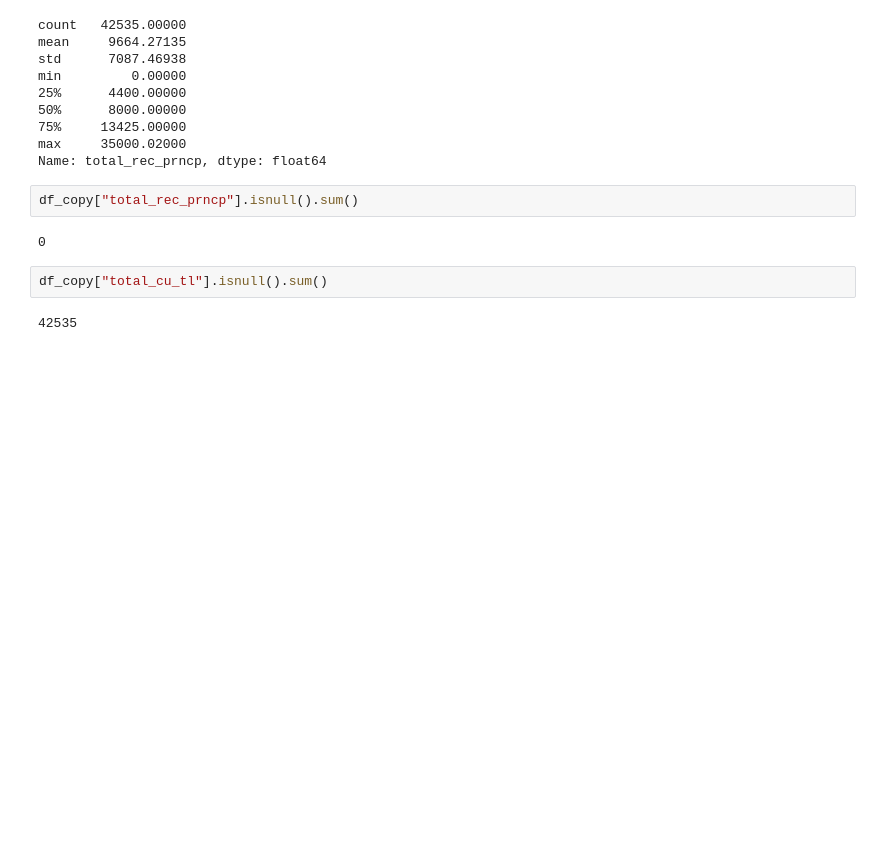
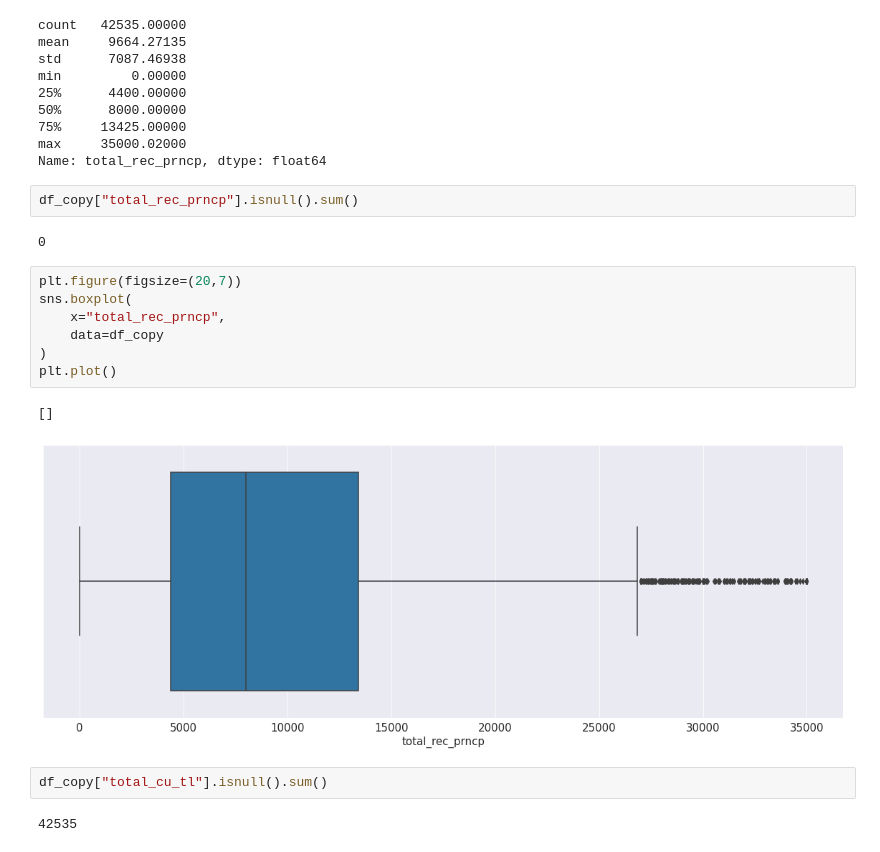
Before and after one commit to Chinmay487/money_lending_club, a Jupyter notebook: analysis.ipynb, the cells around one changed output. Saved outputs shown, nothing was run; the diff lists cells and outputs as text; blank space fills up the shorter version.

```diff
--- a/analysis.ipynb
+++ b/analysis.ipynb
@@ -1448,6 +1354,16 @@ Name: total_rec_prncp, dtype: float64
 df_copy["total_rec_prncp"].isnull().sum()
 # %% [output]
 0
+# %%
+plt.figure(figsize=(20,7))
+sns.boxplot(
+    x="total_rec_prncp",
+    data=df_copy
+)
+plt.plot()
+# %% [output]
+[]
+[figure, added]
 # %%
 df_copy["total_cu_tl"].isnull().sum()
 # %% [output]
```
Also changed, not shown: parts of 62 cells of this notebook, 3 other files.
